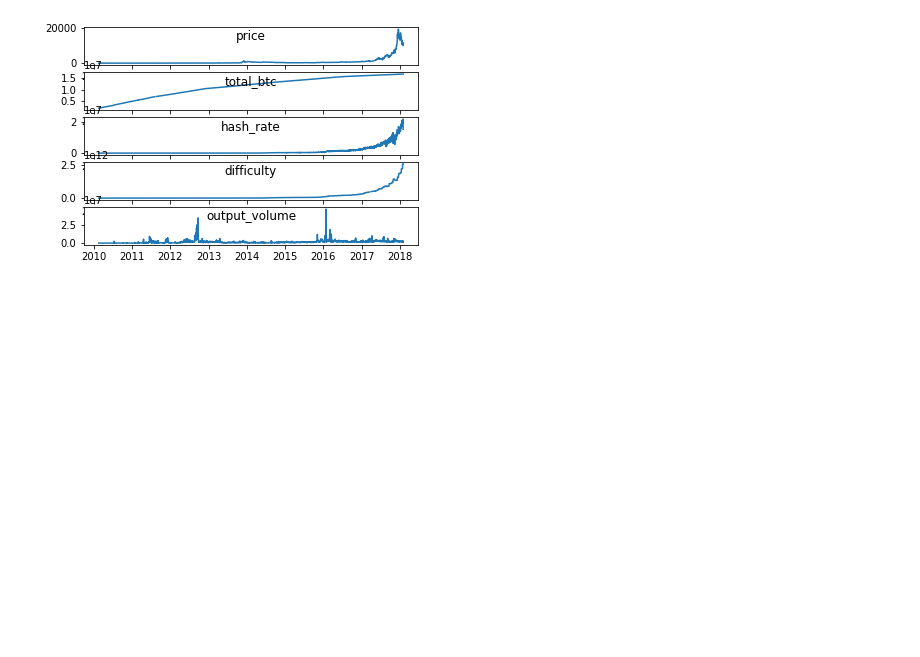
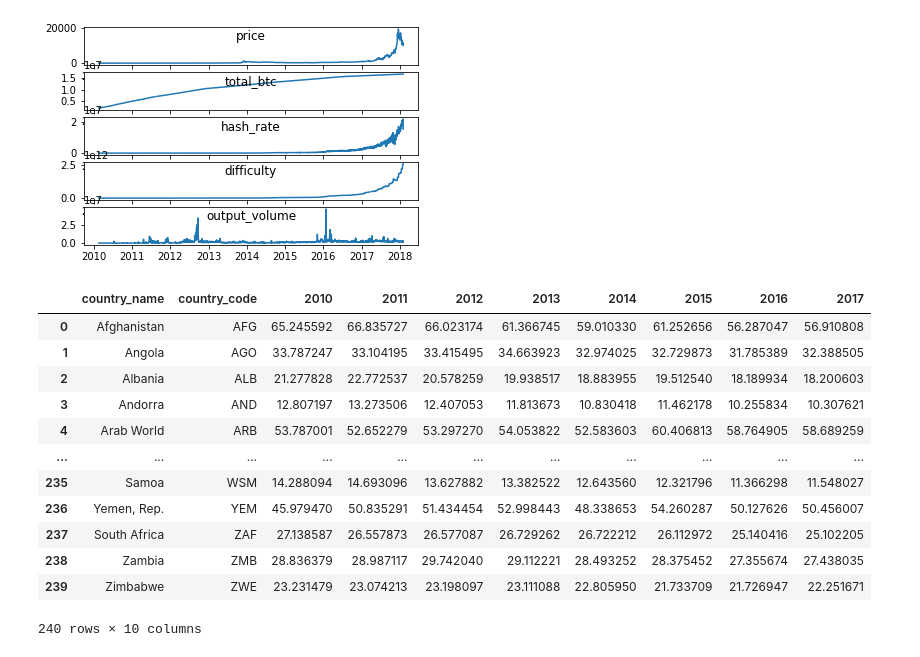
Before and after one commit to ib-nosirov/csci403_project9, a Jupyter notebook: project9.ipynb, the cells around one changed output. Cells and saved outputs as stored; diff of their text form; code cells hidden in the pictures; blank space fills up the shorter version.

```diff
--- a/project9.ipynb
+++ b/project9.ipynb
@@ -70,3 +70,23 @@ for i, name in enumerate(df.columns[1:]):
     ax[i].set_title(name, y=0.5)
 # %% [output]
 [figure]
+# %%
+query = """SELECT * FROM pollution;"""
+cur.execute(query)
+sql_table_pollution = cur.fetchall()
+df_pollution = pd.DataFrame(sql_table_pollution, columns=['country_name', 'country_code', '2010', '2011', '2012', '2013','2014','2015','2016','2017'])
+df_pollution
+# %% [output]
+|  | country_name | country_code | 2010 | 2011 | 2012 | 2013 | 2014 | 2015 | 2016 | 2017 |
+| 0 | Afghanistan | AFG | 65.245592 | 66.835727 | 66.023174 | 61.366745 | 59.010330 | 61.252656 | 56.287047 | 56.910808 |
+| 1 | Angola | AGO | 33.787247 | 33.104195 | 33.415495 | 34.663923 | 32.974025 | 32.729873 | 31.785389 | 32.388505 |
+| 2 | Albania | ALB | 21.277828 | 22.772537 | 20.578259 | 19.938517 | 18.883955 | 19.512540 | 18.189934 | 18.200603 |
+| 3 | Andorra | AND | 12.807197 | 13.273506 | 12.407053 | 11.813673 | 10.830418 | 11.462178 | 10.255834 | 10.307621 |
+| 4 | Arab World | ARB | 53.787001 | 52.652279 | 53.297270 | 54.053822 | 52.583603 | 60.406813 | 58.764905 | 58.689259 |
+| ... | ... | ... | ... | ... | ... | ... | ... | ... | ... | ... |
+| 235 | Samoa | WSM | 14.288094 | 14.693096 | 13.627882 | 13.382522 | 12.643560 | 12.321796 | 11.366298 | 11.548027 |
+| 236 | Yemen, Rep. | YEM | 45.979470 | 50.835291 | 51.434454 | 52.998443 | 48.338653 | 54.260287 | 50.127626 | 50.456007 |
+| 237 | South Africa | ZAF | 27.138587 | 26.557873 | 26.577087 | 26.729262 | 26.722212 | 26.112972 | 25.140416 | 25.102205 |
+| 238 | Zambia | ZMB | 28.836379 | 28.987117 | 29.742040 | 29.112221 | 28.493252 | 28.375452 | 27.355674 | 27.438035 |
+| 239 | Zimbabwe | ZWE | 23.231479 | 23.074213 | 23.198097 | 23.111088 | 22.805950 | 21.733709 | 21.726947 | 22.251671 |
+240 rows × 10 columns
```
Also changed, not shown: parts of 4 cells of this notebook.
